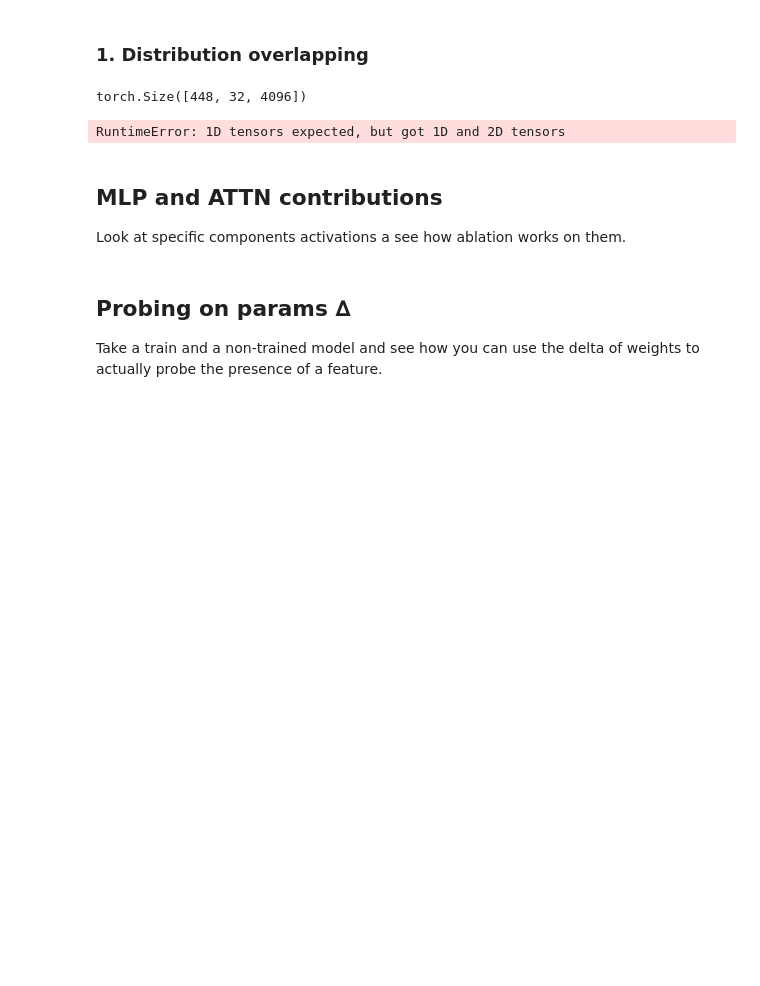
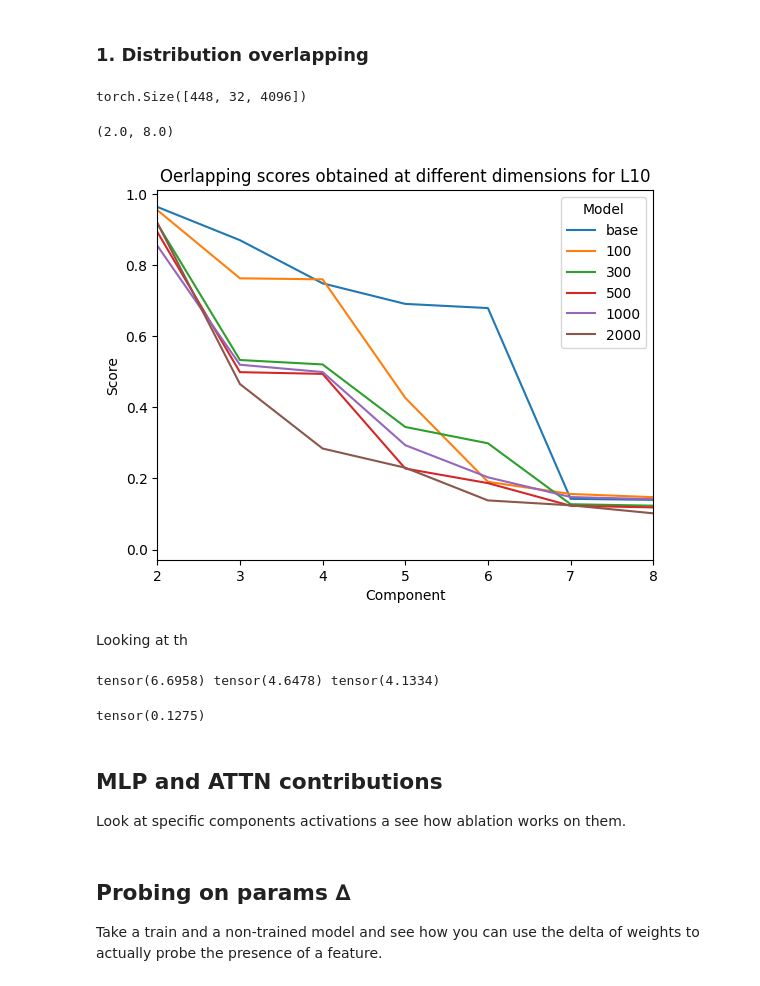
Before and after one commit to ghidav/mech-interp, a Jupyter notebook: safety/sandbox.ipynb, the cells around one changed output. Saved outputs shown, nothing was run; the diff lists cells and outputs as text; code cells hidden in the pictures; blank space fills up the shorter version.

```diff
--- a/safety/sandbox.ipynb
+++ b/safety/sandbox.ipynb
@@ -242,4 +234,0 @@ def overlapping_scores(
-# %%
-overlapping_scores(baseline_easy[:, 0], y_easy)
-# %% [output]
-RuntimeError: 1D tensors expected, but got 1D and 2D tensors
@@ -245,0 +275,46 @@ RuntimeError: 1D tensors expected, but got 1D and 2D tensors
+# %%
+# Verify the impact of components
+scores_base = []
+scores_100 = []
+scores_300 = []
+scores_500 = []
+scores_1000 = []
+scores_2000 = []
+
+for nc in tqdm(range(2, 20)):
+    scores_base.append(overlapping_scores(baseline_easy[:, 10], y_easy, nc))
+    scores_100.append(overlapping_scores(inst_100_easy[:, 10], y_easy, nc))
+    scores_300.append(overlapping_scores(inst_300_easy[:, 10], y_easy, nc))
+    scores_500.append(overlapping_scores(inst_500_easy[:, 10], y_easy, nc))
+    scores_1000.append(overlapping_scores(inst_1000_easy[:, 10], y_easy, nc))
+    scores_2000.append(overlapping_scores(inst_2000_easy[:, 10], y_easy, nc))
+# %%
+import seaborn as sns
+import matplotlib.pyplot as plt
+
+sns.lineplot(
+    pd.DataFrame({
+        'Component': range(2, 20),
+        'base': th.stack(scores_base).numpy(),
+        '100': th.stack(scores_100).numpy(),
+        '300': th.stack(scores_300).numpy(),
+        '500': th.stack(scores_500).numpy(),
+        '1000': th.stack(scores_1000).numpy(),
+        '2000': th.stack(scores_2000).numpy(),
+    }).melt('Component', ('base', '100', '300', '500', '1000', '2000'), 'Model', 'Score'),
+    x='Component', y='Score', hue='Model'
+).set_title("Oerlapping scores obtained at different dimensions for L10")
+
+plt.xlim(2, 8)
+# %% [output]
+(2.0, 8.0)
+[figure, added]
+# %% [markdown]
+Looking at th
+# %%
+
+
+for l in tqdm(range(nl)):
+# %% [output]
+tensor(6.6958) tensor(4.6478) tensor(4.1334)
+tensor(0.1275)
```
Also changed, not shown: parts of 3 cells of this notebook.
